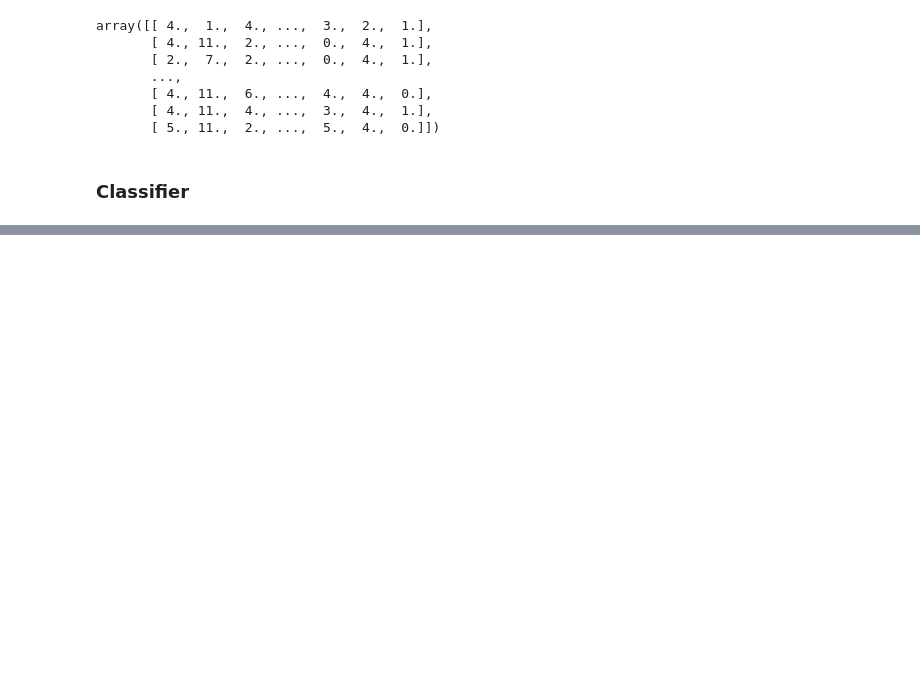
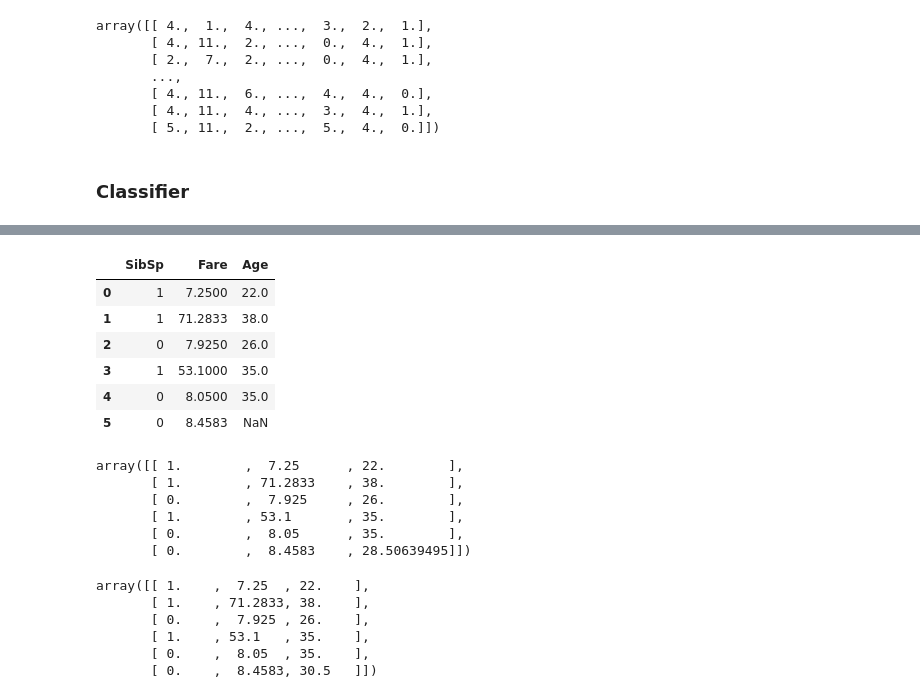
Before and after one commit to tien-le/-50-scikit-learn-tips, a Jupyter notebook: course - 50 scikit-learn tips.ipynb, the cells around one changed output, grey strips where cells are left out. Cells and saved outputs as stored; diff of their text form; code cells hidden in the pictures; blank space fills up the shorter version.

```diff
--- a/course - 50 scikit-learn tips.ipynb
+++ b/course - 50 scikit-learn tips.ipynb
@@ -799,0 +843,9 @@ Wall time: 3.36 s
+# %%
+import os
+
+file_input_path = "titanic_train.csv"
+if not os.path.exists(file_input_path):
+    df = pd.read_csv("http://bit.ly/kaggletrain")
+    df.to_csv(file_input_path, header=True, index=False, sep="\t")
+else:
+    df = pd.read_csv(file_input_path, header=0, sep="\t")
@@ -799,0 +858,34 @@ Wall time: 3.36 s
+# %%
+cols = ['SibSp', 'Fare', 'Age']
+X = df[cols][:6]
+# %%
+X
+# %% [output]
+|  | SibSp | Fare | Age |
+| 0 | 1 | 7.2500 | 22.0 |
+| 1 | 1 | 71.2833 | 38.0 |
+| 2 | 0 | 7.9250 | 26.0 |
+| 3 | 1 | 53.1000 | 35.0 |
+| 4 | 0 | 8.0500 | 35.0 |
+| 5 | 0 | 8.4583 | NaN |
+# %%
+imputer_it = IterativeImputer()
+imputer_it.fit_transform(X)
+# %% [output]
+array([[ 1.        ,  7.25      , 22.        ],
+       [ 1.        , 71.2833    , 38.        ],
+       [ 0.        ,  7.925     , 26.        ],
+       [ 1.        , 53.1       , 35.        ],
+       [ 0.        ,  8.05      , 35.        ],
+       [ 0.        ,  8.4583    , 28.50639495]])
+# %%
+imputer_knn = KNNImputer(n_neighbors=2)  # default=5
+imputer_knn.fit_transform(X)
+# Note: (26+35)/2 = 30.5
+# %% [output]
+array([[ 1.    ,  7.25  , 22.    ],
+       [ 1.    , 71.2833, 38.    ],
+       [ 0.    ,  7.925 , 26.    ],
+       [ 1.    , 53.1   , 35.    ],
+       [ 0.    ,  8.05  , 35.    ],
+       [ 0.    ,  8.4583, 30.5   ]])
```
Also changed, not shown: parts of 91 cells of this notebook, 3 other files.
